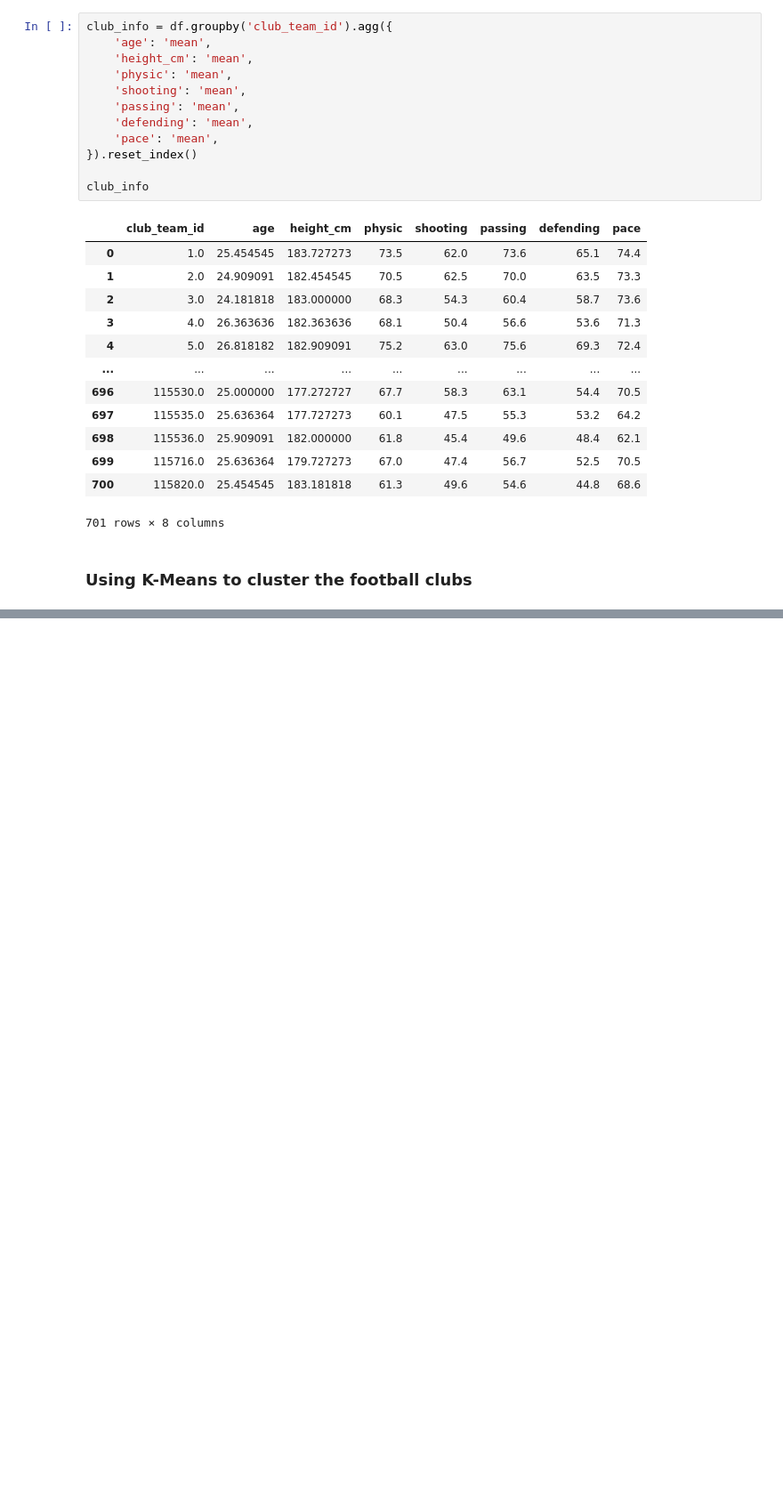
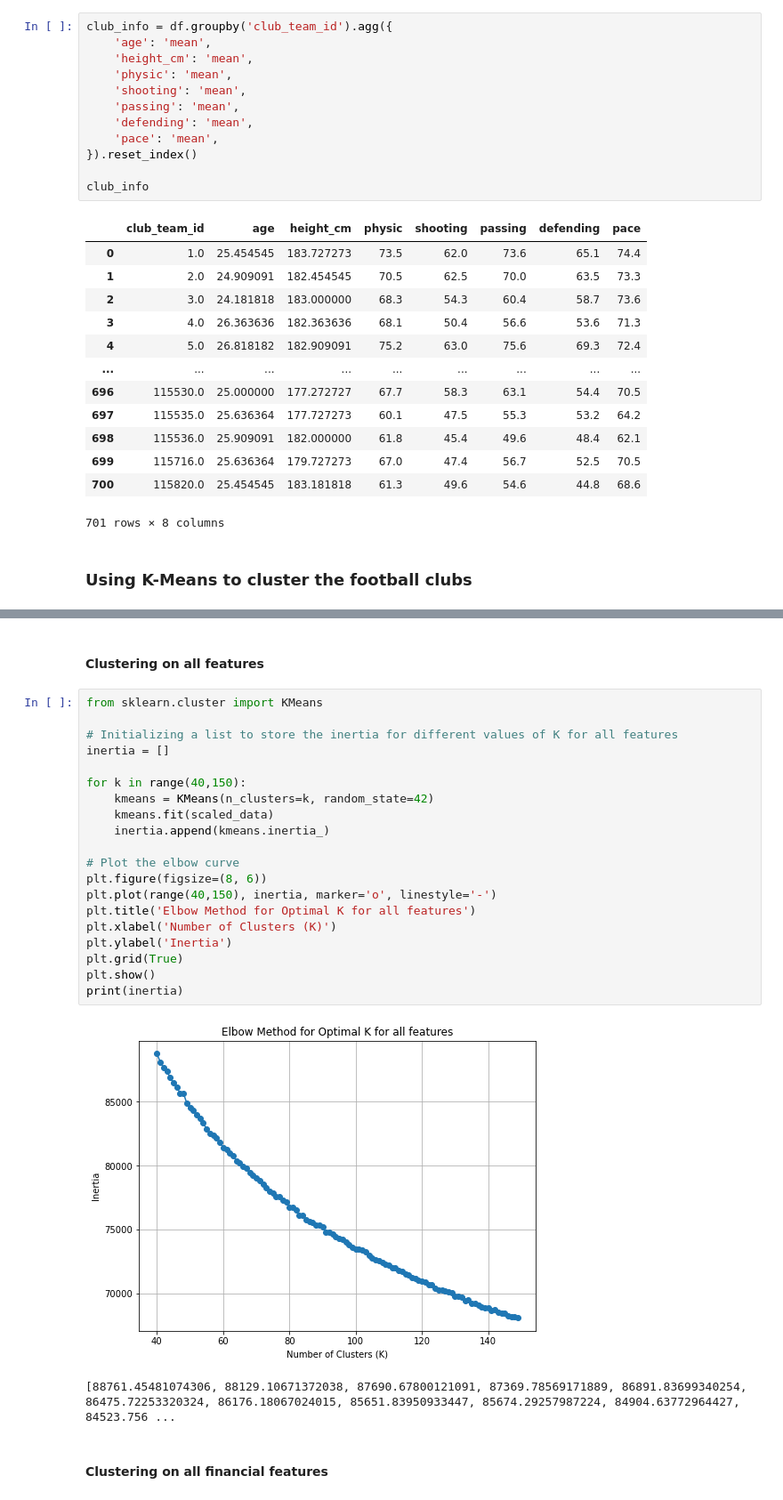
Before and after one commit to Elysian01/IIITB-MTech-AI-Assignments, a Jupyter notebook: Machine-Learning-Assignments-SEM-1/Assignment1/3.ipynb, the cells around one changed output, grey strips where cells are left out. Shown: that part at 89% size. Saved outputs shown, nothing was run; the diff lists cells and outputs as text; blank space fills up the shorter version.

```diff
--- a/Machine-Learning-Assignments-SEM-1/Assignment1/3.ipynb
+++ b/Machine-Learning-Assignments-SEM-1/Assignment1/3.ipynb
@@ -193 +187,28 @@ data.head()
+# %% [markdown]
+#### Clustering on all features
+# %%
+from sklearn.cluster import KMeans
+
+# Initializing a list to store the inertia for different values of K for all features
+inertia = []
+
+for k in range(40,150):
+    kmeans = KMeans(n_clusters=k, random_state=42)
+    kmeans.fit(scaled_data)
+    inertia.append(kmeans.inertia_)
+
+# Plot the elbow curve
+plt.figure(figsize=(8, 6))
+plt.plot(range(40,150), inertia, marker='o', linestyle='-')
+plt.title('Elbow Method for Optimal K for all features')
+plt.xlabel('Number of Clusters (K)')
+plt.ylabel('Inertia')
+plt.grid(True)
+plt.show()
+print(inertia)
+# %% [output]
+[figure, added]
+[88761.45481074306, 88129.10671372038, 87690.67800121091, 87369.78569171889, 86891.83699340254, 86475.72253320324, 86176.18067024015, 85651.83950933447, 85674.29257987224, 84904.63772964427, 84523.756 ...
+# %% [markdown]
+#### Clustering on all financial features
 # %%
```
Also changed, not shown: parts of 12 cells of this notebook.
